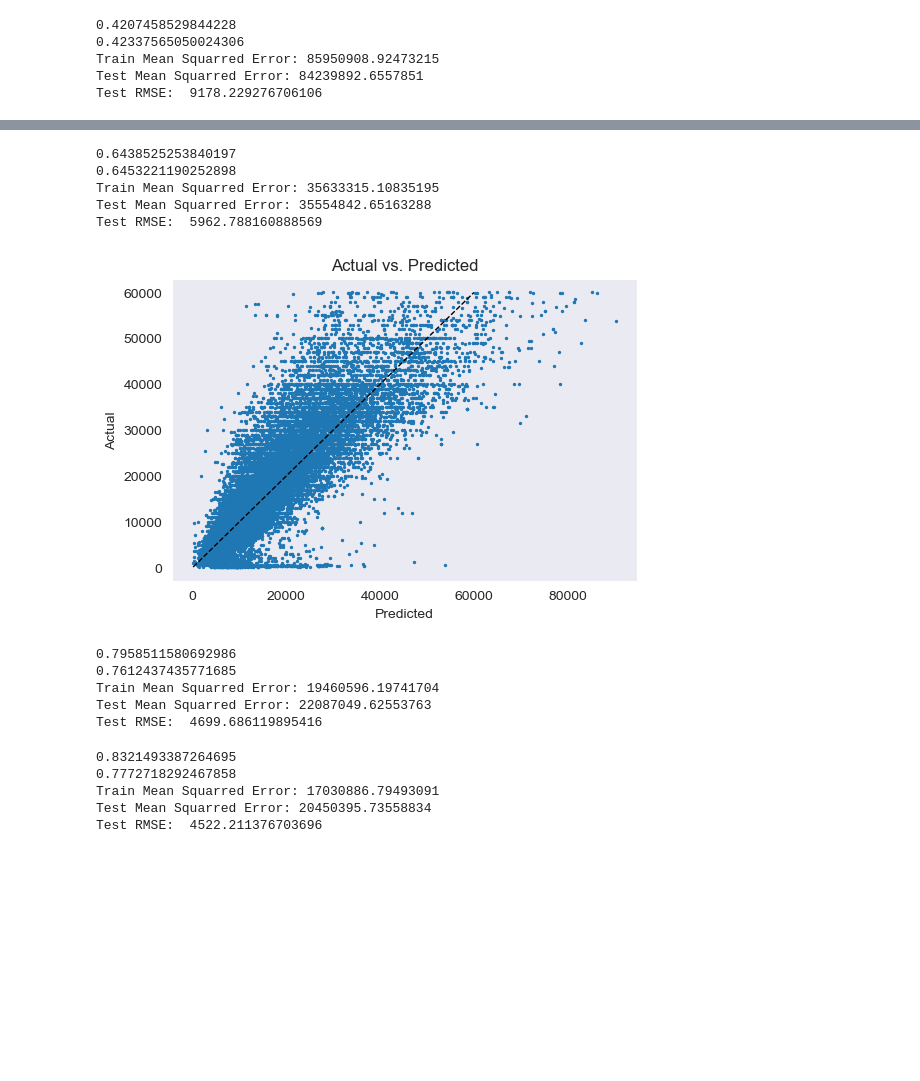
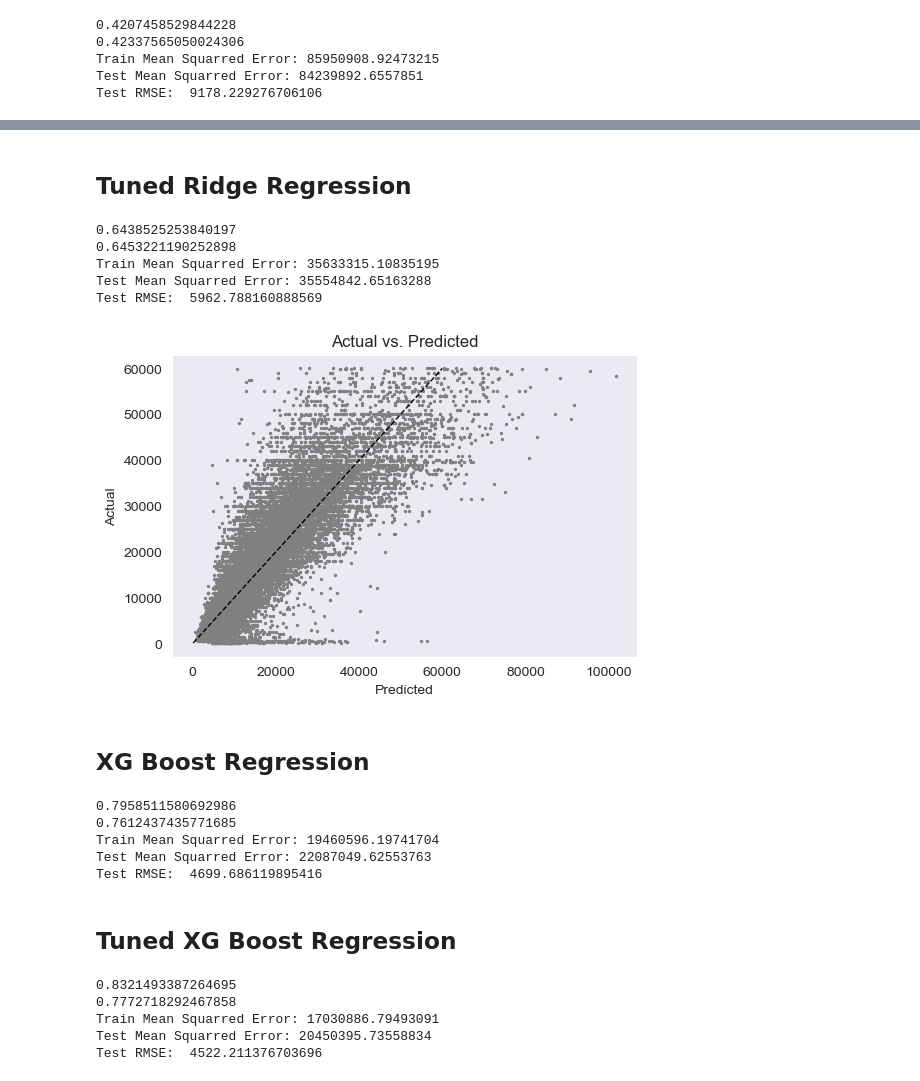
Before and after one commit to RogerPineda13/Car_Pricing_Calculator_App, a Jupyter notebook: Modeling_Notebook.ipynb, the cells around one changed output, grey strips where cells are left out. Saved outputs shown, nothing was run; the diff lists cells and outputs as text; code cells hidden in the pictures; blank space fills up the shorter version.

```diff
--- a/Modeling_Notebook.ipynb
+++ b/Modeling_Notebook.ipynb
@@ -318,4 +379,6 @@ Best estimator score 0.6474771204261676
 # %%
 # Best parameters are {'alpha': 1.0, 'copy_X': True, 'fit_intercept': True, 'max_iter': 100}
+# %% [markdown]
+## Tuned Ridge Regression
 # %%
 TunedRLR = Ridge(max_iter=100, random_state=42)
@@ -341,15 +413,17 @@ Test RMSE:  5962.788160888569
 # %%
 y_predictionR = y_hat_test_s
 y_actualR = np.exp(y_test_SL)
 act_fig, ax = plt.subplots(dpi=100)
 sns.set_style("dark")
-ax.scatter(y_predictionR, y_actualR, s = 2)
+ax.scatter(y_predictionR, y_actualR, c='grey', s = 2)
 ax.plot([y_actualR.min(), y_actualR.max()], [y_actualR.min(), y_actualR.max()], 'k--', lw=1)
 ax.set_xlabel('Predicted')
 ax.set_ylabel('Actual')
 plt.title('Actual vs. Predicted')
 ax.ticklabel_format(style='plain');
 # %% [output]
-[figure, old version]
+[figure, new version]
+# %% [markdown]
+## XG Boost Regression
 # %%
 xgboost = xgb.XGBRegressor(random_state=42)
@@ -385,6 +468,8 @@ Test RMSE:  4699.686119895416
 # print(f'Best parameters are {gs4.best_params_}')
 # print(f'Best score {gs4.best_score_}')
 # print(f'Best estimator score {gs4.best_estimator_.score(X_test, y_test)}')
+# %% [markdown]
+## Tuned XG Boost Regression
 # %%
 TunedXG = xgb.XGBRegressor(n_estimators = 100, max_depth = 7, base_score =.6,random_state=42)
 TunedXG.fit(X_train, y_train)
```
Also changed, not shown: parts of 71 cells of this notebook.
